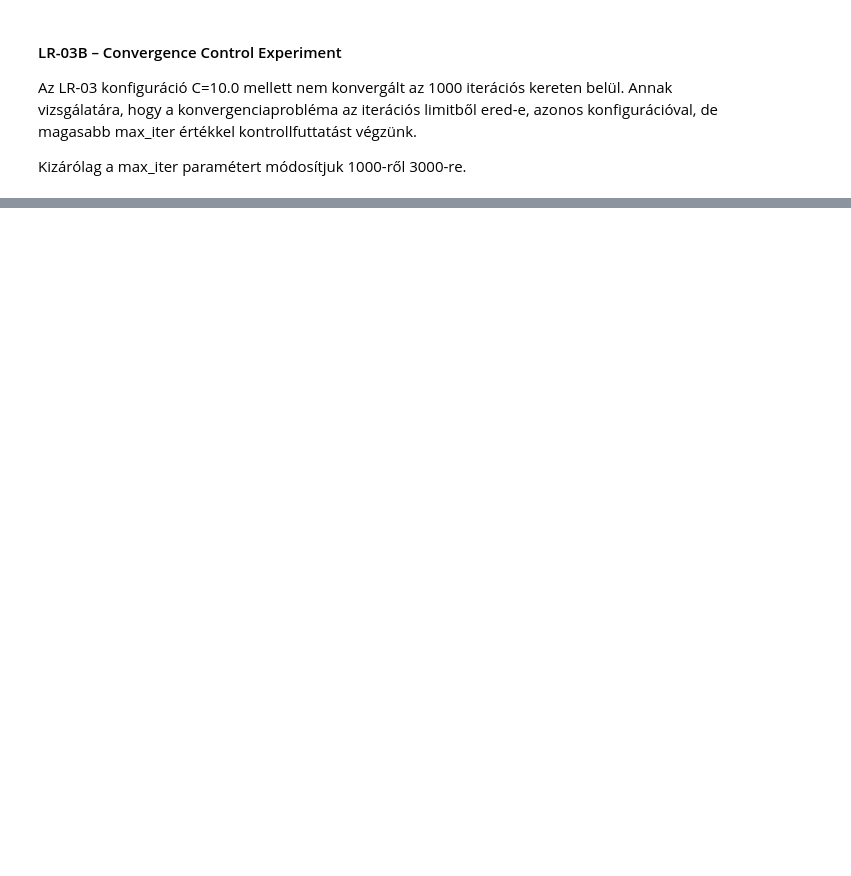
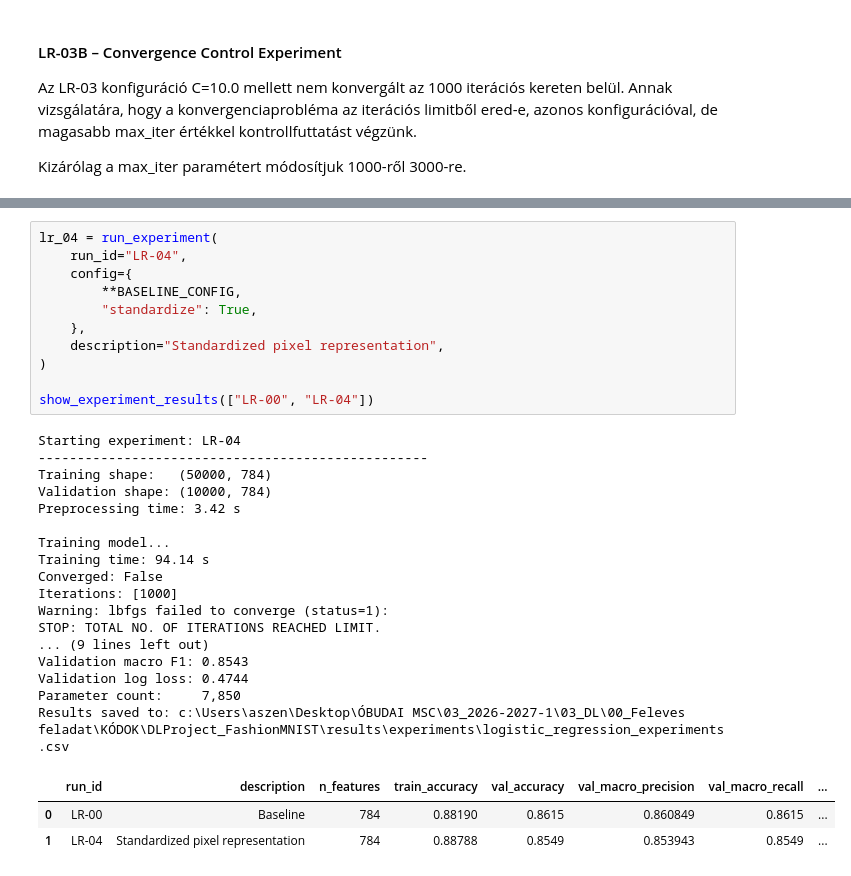
Before and after one commit to aszenas/DLProject_FashionMNIST, a Jupyter notebook: notebooks/02_logistic_regression.ipynb, the cells around one changed output, grey strips where cells are left out. Drawn from its saved outputs; the diff is of its cells as text; blank space fills up the shorter version.

```diff
--- a/notebooks/02_logistic_regression.ipynb
+++ b/notebooks/02_logistic_regression.ipynb
@@ -1360,0 +1318,32 @@ regularization_results.sort_values(
+# %%
+lr_04 = run_experiment(
+    run_id="LR-04",
+    config={
+        **BASELINE_CONFIG,
+        "standardize": True,
+    },
+    description="Standardized pixel representation",
+)
+
+show_experiment_results(["LR-00", "LR-04"])
+# %% [output]
+Starting experiment: LR-04
+--------------------------------------------------
+Training shape:   (50000, 784)
+Validation shape: (10000, 784)
+Preprocessing time: 3.42 s
+
+Training model...
+Training time: 94.14 s
+Converged: False
+Iterations: [1000]
+Warning: lbfgs failed to converge (status=1):
+STOP: TOTAL NO. OF ITERATIONS REACHED LIMIT.
+... (9 lines left out)
+Validation macro F1: 0.8543
+Validation log loss: 0.4744
+Parameter count:     7,850
+Results saved to: c:\Users\aszen\Desktop\ÓBUDAI MSC\03_2026-2027-1\03_DL\00_Feleves feladat\KÓDOK\DLProject_FashionMNIST\results\experiments\logistic_regression_experiments.csv
+|  | run_id | description | n_features | train_accuracy | val_accuracy | val_macro_precision | val_macro_recall | ... |
+| 0 | LR-00 | Baseline | 784 | 0.88190 | 0.8615 | 0.860849 | 0.8615 | ... |
+| 1 | LR-04 | Standardized pixel representation | 784 | 0.88788 | 0.8549 | 0.853943 | 0.8549 | ... |
```
Also changed, not shown: parts of 20 cells of this notebook, 1 other file.
